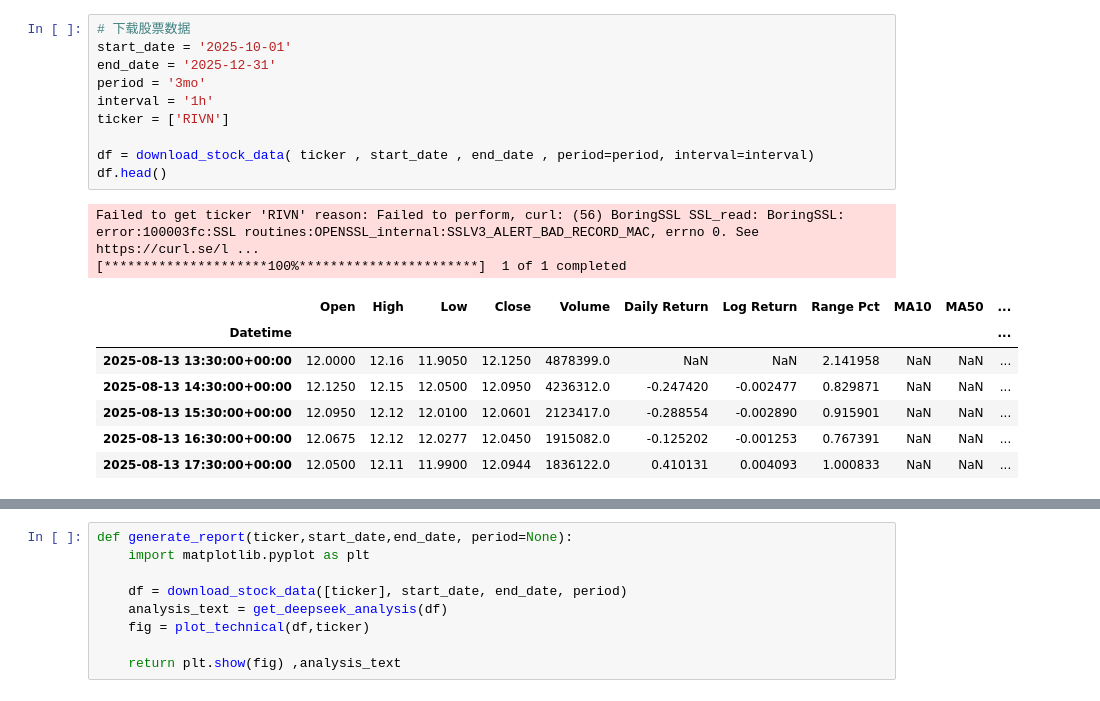
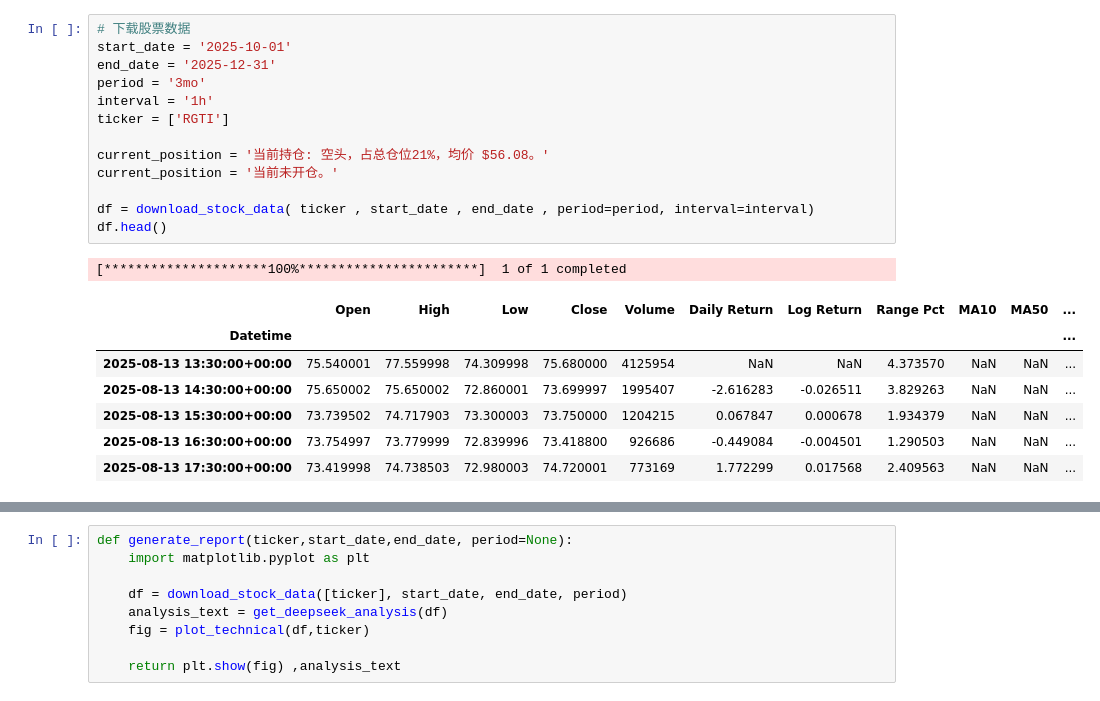
Before and after one commit to Que1014/stock_project, a Jupyter notebook: src/report_generator/deepseek.ipynb, the cells around one changed output, grey strips where cells are left out. Cells and saved outputs as stored; diff of their text form.

```diff
--- a/src/report_generator/deepseek.ipynb
+++ b/src/report_generator/deepseek.ipynb
@@ -43,23 +43,25 @@ Project root: c:\Users\PC\Documents\GitHub\stock_project
 # %%
 # 下载股票数据
 start_date = '2025-10-01'
 end_date = '2025-12-31'
 period = '3mo'
 interval = '1h'
-ticker = ['RIVN']
+ticker = ['RGTI']
+
+current_position = '当前持仓: 空头，占总仓位21%，均价 $56.08。'
+current_position = '当前未开仓。'
 
 df = download_stock_data( ticker , start_date , end_date , period=period, interval=interval)
 df.head()
 # %% [output]
-Failed to get ticker 'RIVN' reason: Failed to perform, curl: (56) BoringSSL SSL_read: BoringSSL: error:100003fc:SSL routines:OPENSSL_internal:SSLV3_ALERT_BAD_RECORD_MAC, errno 0. See https://curl.se/l ...
 [*********************100%***********************]  1 of 1 completed
 |  | Open | High | Low | Close | Volume | Daily Return | Log Return | Range Pct | MA10 | MA50 | ... |
 | Datetime |  |  |  |  |  |  |  |  |  |  | ... |
-| 2025-08-13 13:30:00+00:00 | 12.0000 | 12.16 | 11.9050 | 12.1250 | 4878399.0 | NaN | NaN | 2.141958 | NaN | NaN | ... |
-| 2025-08-13 14:30:00+00:00 | 12.1250 | 12.15 | 12.0500 | 12.0950 | 4236312.0 | -0.247420 | -0.002477 | 0.829871 | NaN | NaN | ... |
-| 2025-08-13 15:30:00+00:00 | 12.0950 | 12.12 | 12.0100 | 12.0601 | 2123417.0 | -0.288554 | -0.002890 | 0.915901 | NaN | NaN | ... |
-| 2025-08-13 16:30:00+00:00 | 12.0675 | 12.12 | 12.0277 | 12.0450 | 1915082.0 | -0.125202 | -0.001253 | 0.767391 | NaN | NaN | ... |
-| 2025-08-13 17:30:00+00:00 | 12.0500 | 12.11 | 11.9900 | 12.0944 | 1836122.0 | 0.410131 | 0.004093 | 1.000833 | NaN | NaN | ... |
+| 2025-08-13 13:30:00+00:00 | 75.540001 | 77.559998 | 74.309998 | 75.680000 | 4125954 | NaN | NaN | 4.373570 | NaN | NaN | ... |
+| 2025-08-13 14:30:00+00:00 | 75.650002 | 75.650002 | 72.860001 | 73.699997 | 1995407 | -2.616283 | -0.026511 | 3.829263 | NaN | NaN | ... |
+| 2025-08-13 15:30:00+00:00 | 73.739502 | 74.717903 | 73.300003 | 73.750000 | 1204215 | 0.067847 | 0.000678 | 1.934379 | NaN | NaN | ... |
+| 2025-08-13 16:30:00+00:00 | 73.754997 | 73.779999 | 72.839996 | 73.418800 | 926686 | -0.449084 | -0.004501 | 1.290503 | NaN | NaN | ... |
+| 2025-08-13 17:30:00+00:00 | 73.419998 | 74.738503 | 72.980003 | 74.720001 | 773169 | 1.772299 | 0.017568 | 2.409563 | NaN | NaN | ... |
 # %%
 plot_technical(df,ticker)
 # %% [output]
```
Also changed, not shown: parts of 5 cells of this notebook.
